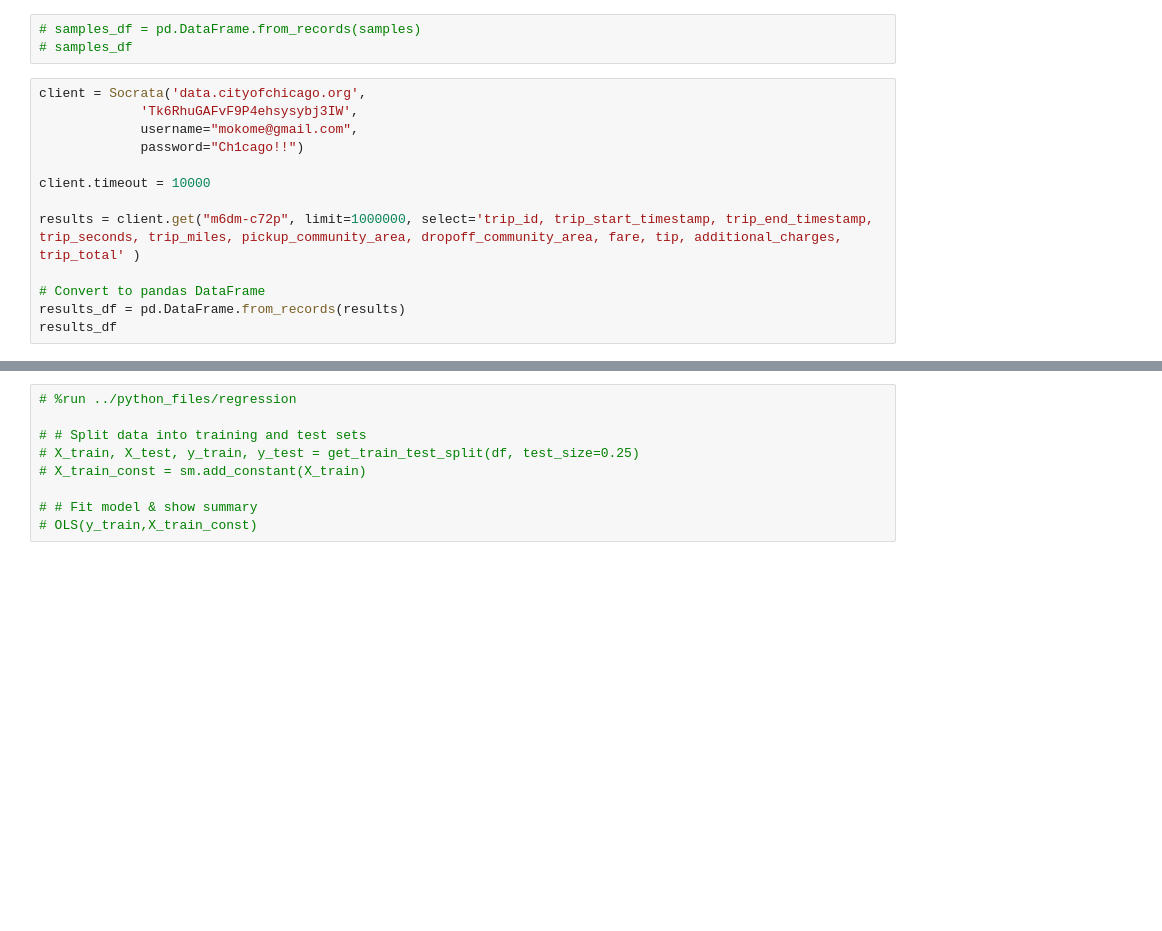
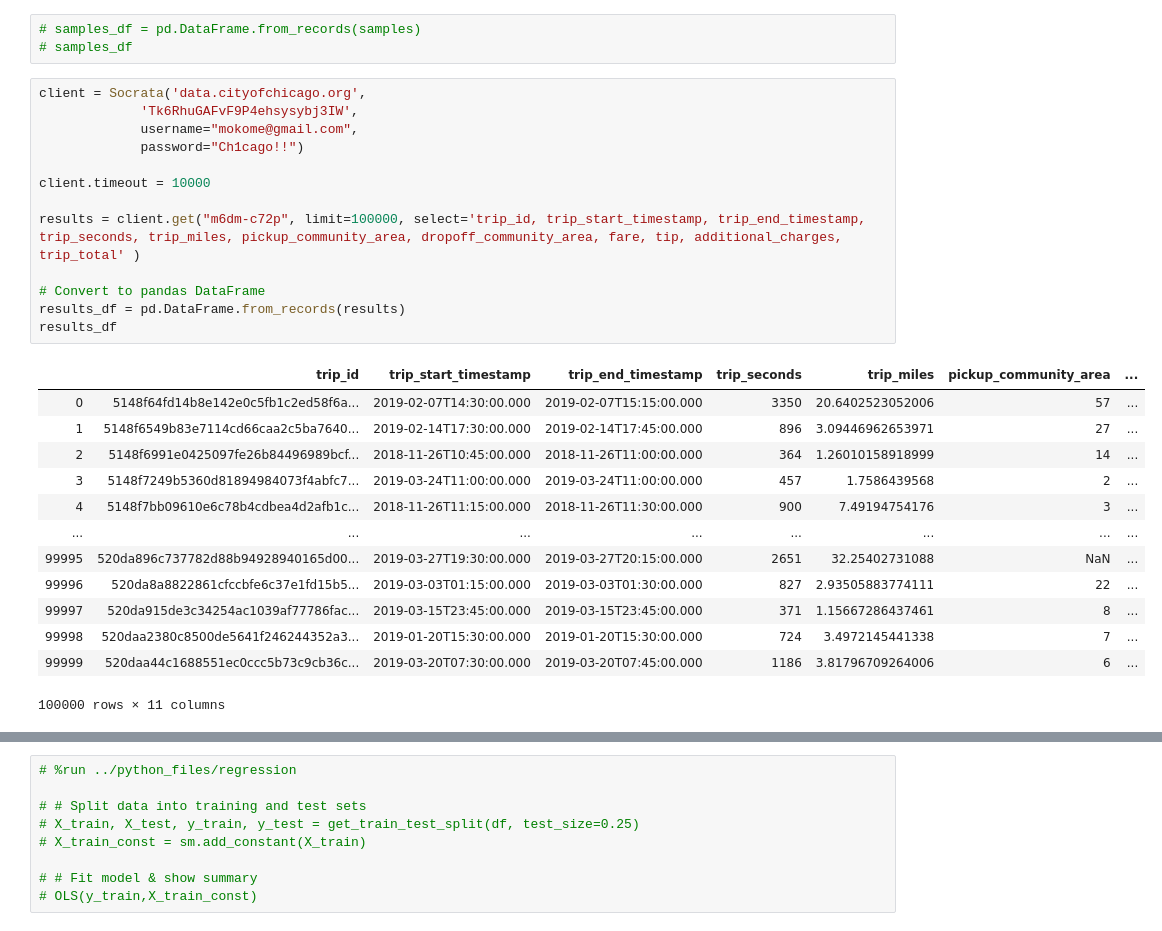
Before and after one commit to muoyo/chicago-ridesharing, a Jupyter notebook: notebooks/rideshare_EDA.ipynb, the cells around one changed output, grey strips where cells are left out. Saved outputs shown, nothing was run; the diff lists cells and outputs as text; blank space fills up the shorter version.

```diff
--- a/notebooks/rideshare_EDA.ipynb
+++ b/notebooks/rideshare_EDA.ipynb
@@ -64,16 +64,30 @@ def get_random_samples(client, num_samples=200, sample_size=1000, verbose=False)
 # %%
 client = Socrata('data.cityofchicago.org',
              'Tk6RhuGAFvF9P4ehsysybj3IW',
              username="mokome@gmail.com",
              password="Ch1cago!!")
 
 client.timeout = 10000
 
-results = client.get("m6dm-c72p", limit=1000000, select='trip_id, trip_start_timestamp, trip_end_timestamp, trip_seconds, trip_miles, pickup_community_area, dropoff_community_area, fare, tip, additional_charges, trip_total' )
+results = client.get("m6dm-c72p", limit=100000, select='trip_id, trip_start_timestamp, trip_end_timestamp, trip_seconds, trip_miles, pickup_community_area, dropoff_community_area, fare, tip, additional_charges, trip_total' )
 
 # Convert to pandas DataFrame
 results_df = pd.DataFrame.from_records(results)
 results_df
+# %% [output]
+|  | trip_id | trip_start_timestamp | trip_end_timestamp | trip_seconds | trip_miles | pickup_community_area | ... |
+| 0 | 5148f64fd14b8e142e0c5fb1c2ed58f6a... | 2019-02-07T14:30:00.000 | 2019-02-07T15:15:00.000 | 3350 | 20.6402523052006 | 57 | ... |
+| 1 | 5148f6549b83e7114cd66caa2c5ba7640... | 2019-02-14T17:30:00.000 | 2019-02-14T17:45:00.000 | 896 | 3.09446962653971 | 27 | ... |
+| 2 | 5148f6991e0425097fe26b84496989bcf... | 2018-11-26T10:45:00.000 | 2018-11-26T11:00:00.000 | 364 | 1.26010158918999 | 14 | ... |
+| 3 | 5148f7249b5360d81894984073f4abfc7... | 2019-03-24T11:00:00.000 | 2019-03-24T11:00:00.000 | 457 | 1.7586439568 | 2 | ... |
+| 4 | 5148f7bb09610e6c78b4cdbea4d2afb1c... | 2018-11-26T11:15:00.000 | 2018-11-26T11:30:00.000 | 900 | 7.49194754176 | 3 | ... |
+| ... | ... | ... | ... | ... | ... | ... | ... |
+| 99995 | 520da896c737782d88b94928940165d00... | 2019-03-27T19:30:00.000 | 2019-03-27T20:15:00.000 | 2651 | 32.25402731088 | NaN | ... |
+| 99996 | 520da8a8822861cfccbfe6c37e1fd15b5... | 2019-03-03T01:15:00.000 | 2019-03-03T01:30:00.000 | 827 | 2.93505883774111 | 22 | ... |
+| 99997 | 520da915de3c34254ac1039af77786fac... | 2019-03-15T23:45:00.000 | 2019-03-15T23:45:00.000 | 371 | 1.15667286437461 | 8 | ... |
+| 99998 | 520daa2380c8500de5641f246244352a3... | 2019-01-20T15:30:00.000 | 2019-01-20T15:30:00.000 | 724 | 3.4972145441338 | 7 | ... |
+| 99999 | 520daa44c1688551ec0ccc5b73c9cb36c... | 2019-03-20T07:30:00.000 | 2019-03-20T07:45:00.000 | 1186 | 3.81796709264006 | 6 | ... |
+100000 rows × 11 columns
 # %%
 columns_to_use = ['trip_id', 'trip_start_timestamp', 'trip_end_timestamp', 'trip_seconds',
        'trip_miles', 'pickup_community_area', 'fare', 'tip',
```
Also changed, not shown: parts of 8 cells of this notebook.
